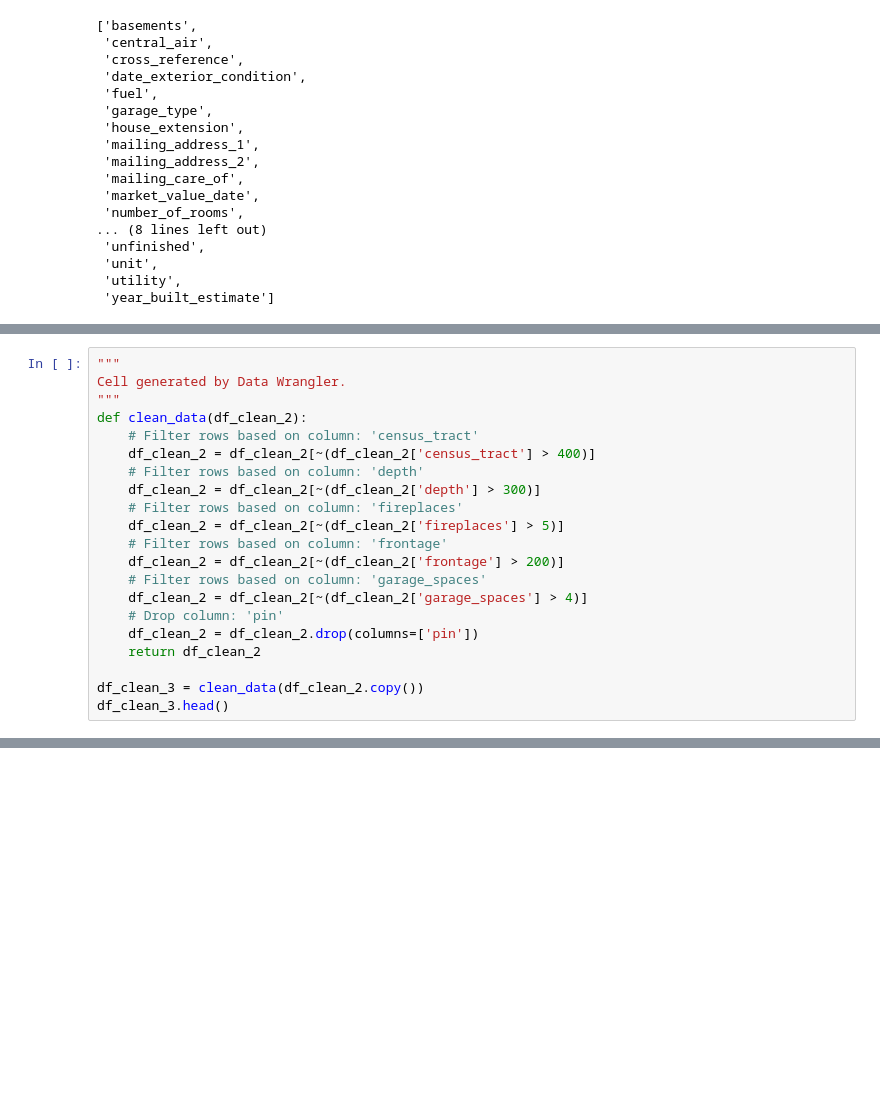
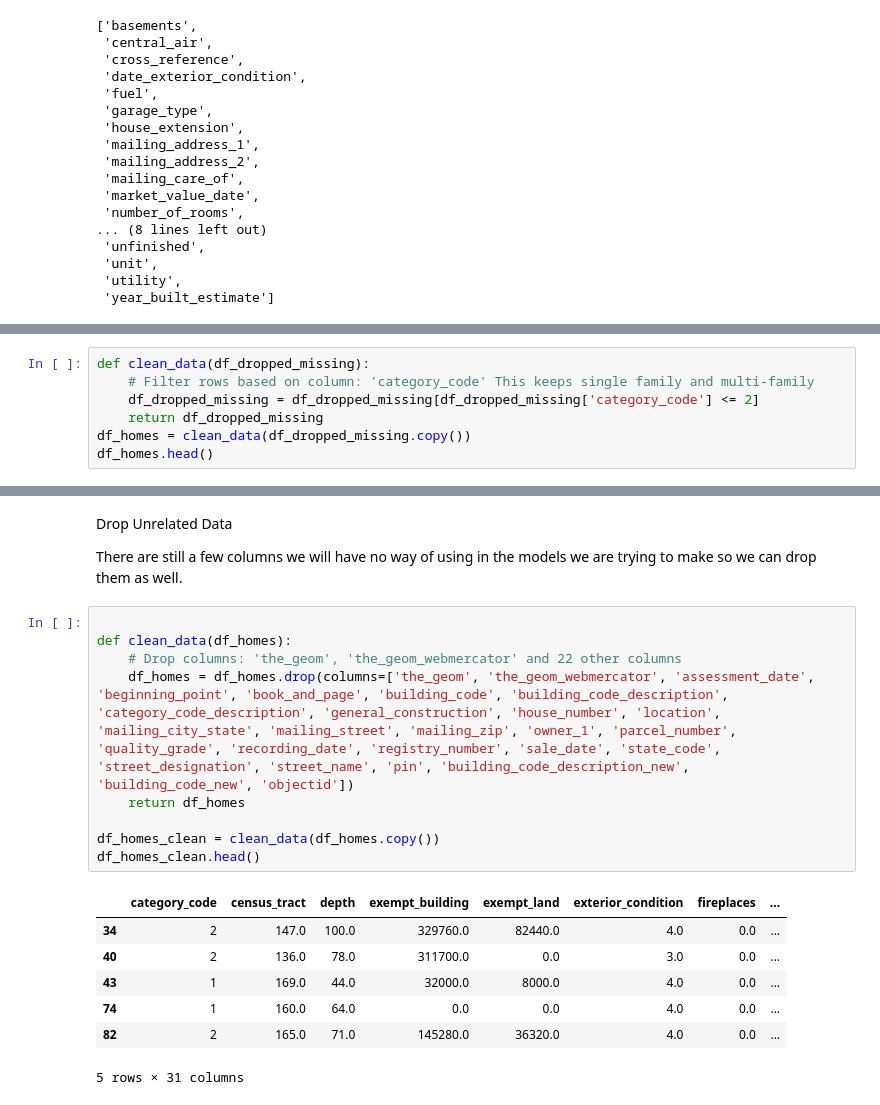
Before and after one commit to pwjensen/CMPSC445, a Jupyter notebook: Project1_445.ipynb, the cells around one changed output, grey strips where cells are left out. Cells and saved outputs as stored; diff of their text form; blank space fills up the shorter version.

```diff
--- a/Project1_445.ipynb
+++ b/Project1_445.ipynb
@@ -253,21 +81,0 @@ df_clean_2.head()
-# %%
-"""
-Cell generated by Data Wrangler.
-"""
-def clean_data(df_clean_2):
-    # Filter rows based on column: 'census_tract'
-    df_clean_2 = df_clean_2[~(df_clean_2['census_tract'] > 400)]
-    # Filter rows based on column: 'depth'
-    df_clean_2 = df_clean_2[~(df_clean_2['depth'] > 300)]
-    # Filter rows based on column: 'fireplaces'
-    df_clean_2 = df_clean_2[~(df_clean_2['fireplaces'] > 5)]
-    # Filter rows based on column: 'frontage'
-    df_clean_2 = df_clean_2[~(df_clean_2['frontage'] > 200)]
-    # Filter rows based on column: 'garage_spaces'
-    df_clean_2 = df_clean_2[~(df_clean_2['garage_spaces'] > 4)]
-    # Drop column: 'pin'
-    df_clean_2 = df_clean_2.drop(columns=['pin'])
-    return df_clean_2
-
-df_clean_3 = clean_data(df_clean_2.copy())
-df_clean_3.head()
@@ -443,0 +163,7 @@ print(corr.market_value)
+# %%
+def clean_data(df_dropped_missing):
+    # Filter rows based on column: 'category_code' This keeps single family and multi-family
+    df_dropped_missing = df_dropped_missing[df_dropped_missing['category_code'] <= 2]
+    return df_dropped_missing
+df_homes = clean_data(df_dropped_missing.copy())
+df_homes.head()
@@ -443,0 +178,21 @@ print(corr.market_value)
+# %% [markdown]
+Drop Unrelated Data
+
+There are still a few columns we will have no way of using in the models we are trying to make so we can drop them as well.
+# %%
+
+def clean_data(df_homes):
+    # Drop columns: 'the_geom', 'the_geom_webmercator' and 22 other columns
+    df_homes = df_homes.drop(columns=['the_geom', 'the_geom_webmercator', 'assessment_date', 'beginning_point', 'book_and_page', 'building_code', 'building_code_description', 'category_code_description', 'general_construction', 'house_number', 'location', 'mailing_city_state', 'mailing_street', 'mailing_zip', 'owner_1', 'parcel_number', 'quality_grade', 'recording_date', 'registry_number', 'sale_date', 'state_code', 'street_designation', 'street_name', 'pin', 'building_code_description_new', 'building_code_new', 'objectid'])
+    return df_homes
+
+df_homes_clean = clean_data(df_homes.copy())
+df_homes_clean.head()
+# %% [output]
+|  | category_code | census_tract | depth | exempt_building | exempt_land | exterior_condition | fireplaces | ... |
+| 34 | 2 | 147.0 | 100.0 | 329760.0 | 82440.0 | 4.0 | 0.0 | ... |
+| 40 | 2 | 136.0 | 78.0 | 311700.0 | 0.0 | 3.0 | 0.0 | ... |
+| 43 | 1 | 169.0 | 44.0 | 32000.0 | 8000.0 | 4.0 | 0.0 | ... |
+| 74 | 1 | 160.0 | 64.0 | 0.0 | 0.0 | 4.0 | 0.0 | ... |
+| 82 | 2 | 165.0 | 71.0 | 145280.0 | 36320.0 | 4.0 | 0.0 | ... |
+5 rows × 31 columns
```
Also changed, not shown: parts of 106 cells of this notebook, 1 other file.
